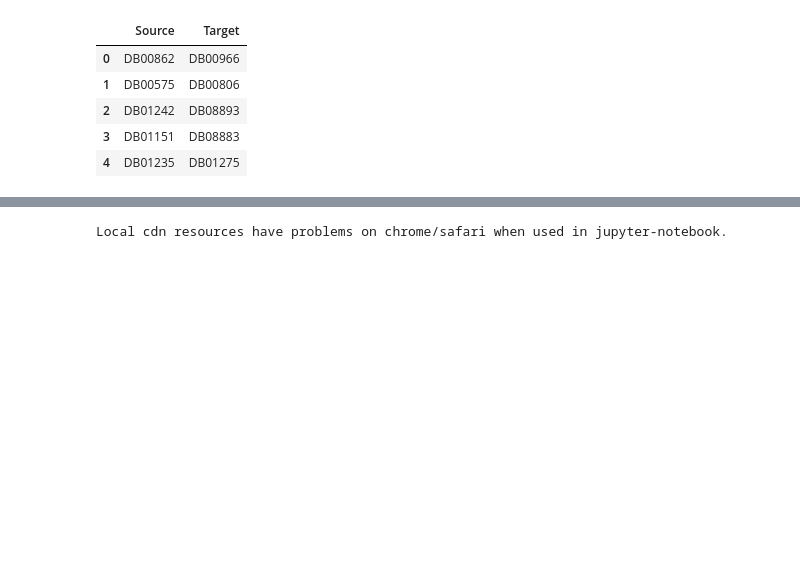
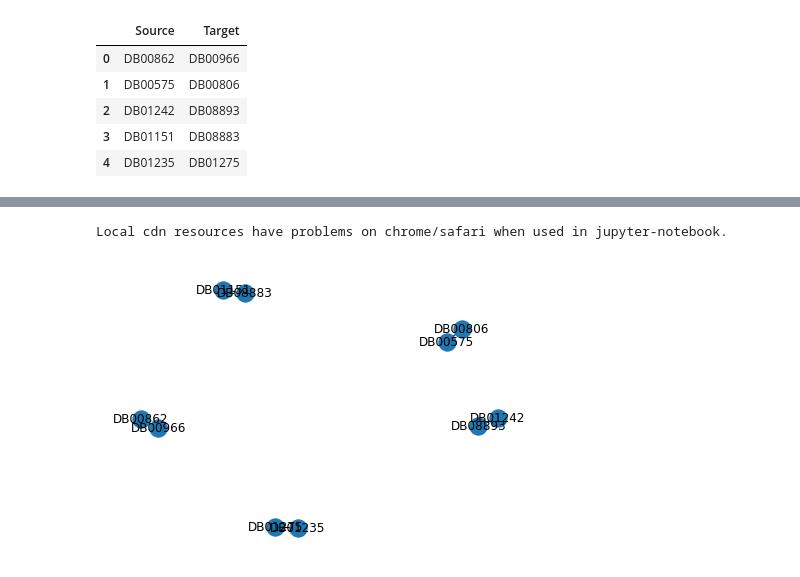
Before and after one commit to csikosmarci24/vitmav45-Mayuyu, a Jupyter notebook: project/data_visualization.ipynb, the cells around one changed output, grey strips where cells are left out. Cells and saved outputs as stored; diff of their text form; code cells hidden in the pictures; blank space fills up the shorter version.

Commit message:
vizualize first 5 edges in graph

```diff
--- a/project/data_visualization.ipynb
+++ b/project/data_visualization.ipynb
@@ -62,15 +62,16 @@ Successfully built pyvis
 Installing collected packages: jedi, jsonpickle, pyvis
 Successfully installed jedi-0.18.1 jsonpickle-2.2.0 pyvis-0.3.0
 # %%
-# vizualizáció - a teljes gráf túl nagy, hogy megjelenjen, de egy kis mintát lehet vizualizálni
+# vizualizáció - első pár él vizualizálása
 from pyvis import network as net
 from IPython.core.display import display, HTML
-
+graph_part = nx.from_pandas_edgelist(graph_data[0:5], source='Source', target='Target')
 g = net.Network(notebook=True)
-g.from_nx(graph)
-#nx.draw(graph, with_labels=True)
+g.from_nx(graph_part)
+nx.draw(graph_part, with_labels=True)
 # %% [output]
 Local cdn resources have problems on chrome/safari when used in jupyter-notebook.
+[figure, added]
 # %%
 g.show('nx.html')
 display(HTML('nx.html'))
```
Also changed, not shown: parts of 2 cells of this notebook.
